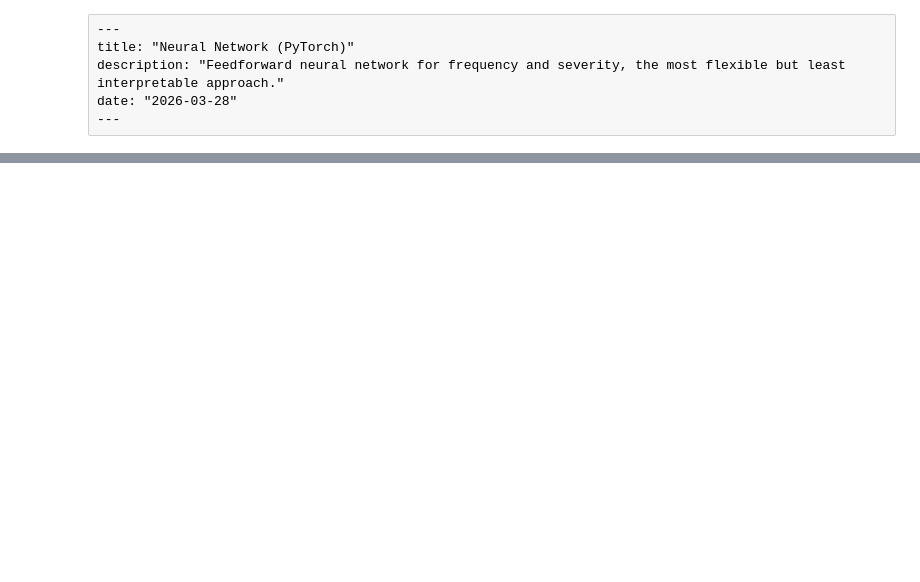
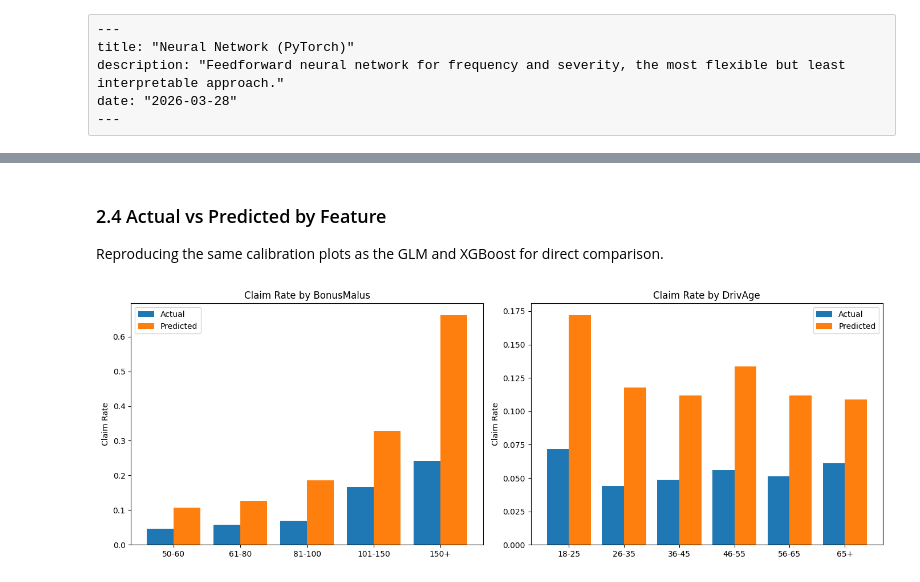
Before and after one commit to dpark2380/Insurance-Claims-Predictor, a Jupyter notebook: notebooks/04_neural_net.ipynb, the cells around one changed output, grey strips where cells are left out. Cells and saved outputs as stored; diff of their text form; code cells hidden in the pictures; blank space fills up the shorter version.

```diff
--- a/notebooks/04_neural_net.ipynb
+++ b/notebooks/04_neural_net.ipynb
@@ -143,0 +365,46 @@ nn_metrics = {'model': 'NeuralNet', 'MAE': mae, 'RMSE': rmse, 'GammaDeviance': g
+# %% [markdown]
+### 2.4 Actual vs Predicted by Feature
+
+Reproducing the same calibration plots as the GLM and XGBoost for direct comparison.
+# %%
+model_freq.eval()
+with torch.no_grad():
+    X_all_t = torch.tensor(scaler_freq.transform(X_freq).astype(np.float32)).to(device)
+    df_freq['predicted_rate'] = np.clip(model_freq(X_all_t).cpu().numpy().flatten(), 0, None)
+
+df_freq['HasClaim'] = (df_freq['ClaimNb'] != 0).astype(int)
+df_freq['actual_rate'] = df_freq['HasClaim']
+
+fig, axes = plt.subplots(1, 2, figsize=(14, 5))
+
+bm_bins = pd.cut(df_freq['BonusMalus'], bins=[49,60,80,100,150,230], labels=['50-60','61-80','81-100','101-150','150+'])
+actual_bm = df_freq.groupby(bm_bins)['actual_rate'].mean()
+pred_bm   = df_freq.groupby(bm_bins)['predicted_rate'].mean()
+
+x = range(len(actual_bm))
+axes[0].bar(x, actual_bm, width=0.4, label='Actual', align='center')
+axes[0].bar([i + 0.4 for i in x], pred_bm, width=0.4, label='Predicted', align='center')
+axes[0].set_xticks([i + 0.2 for i in x])
+axes[0].set_xticklabels(actual_bm.index)
+axes[0].set_title('Claim Rate by BonusMalus')
+axes[0].set_ylabel('Claim Rate')
+axes[0].legend()
+
+age_bins = pd.cut(df_freq['DrivAge'], bins=[17,25,35,45,55,65,100], labels=['18-25','26-35','36-45','46-55','56-65','65+'])
+actual_age = df_freq.groupby(age_bins)['actual_rate'].mean()
+pred_age   = df_freq.groupby(age_bins)['predicted_rate'].mean()
+
+x = range(len(actual_age))
+axes[1].bar(x, actual_age, width=0.4, label='Actual', align='center')
+axes[1].bar([i + 0.4 for i in x], pred_age, width=0.4, label='Predicted', align='center')
+axes[1].set_xticks([i + 0.2 for i in x])
+axes[1].set_xticklabels(actual_age.index)
+axes[1].set_title('Claim Rate by DrivAge')
+axes[1].set_ylabel('Claim Rate')
+axes[1].legend()
+
+plt.tight_layout()
+plt.savefig('../results/14_nn_freq_calibration.png', dpi=150, bbox_inches='tight')
+plt.show()
+# %% [output]
+[figure, added]
```
Also changed, not shown: parts of 29 cells of this notebook, 8 other files.
